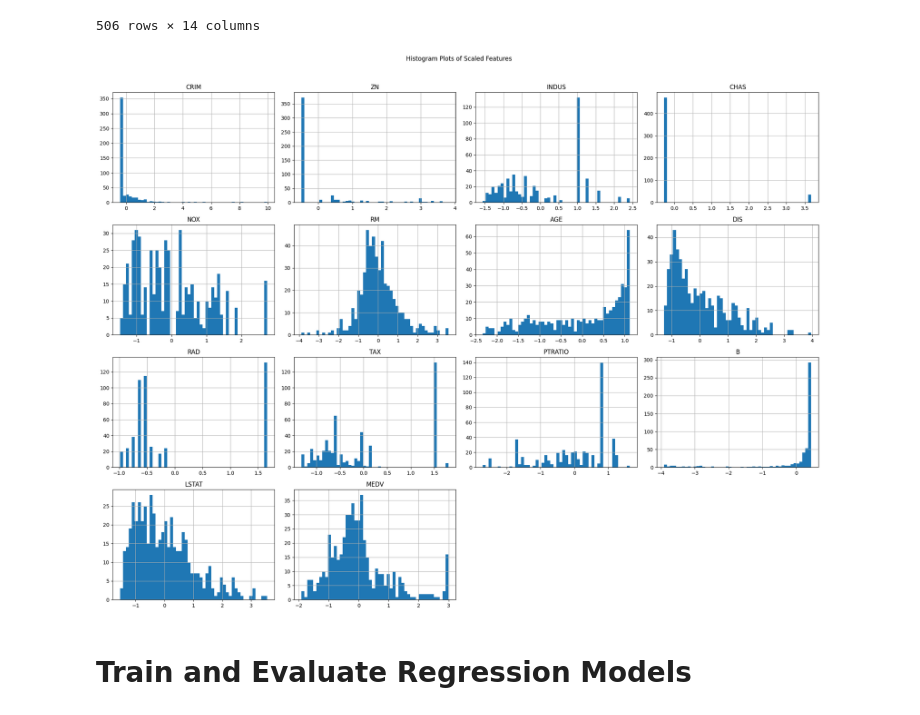
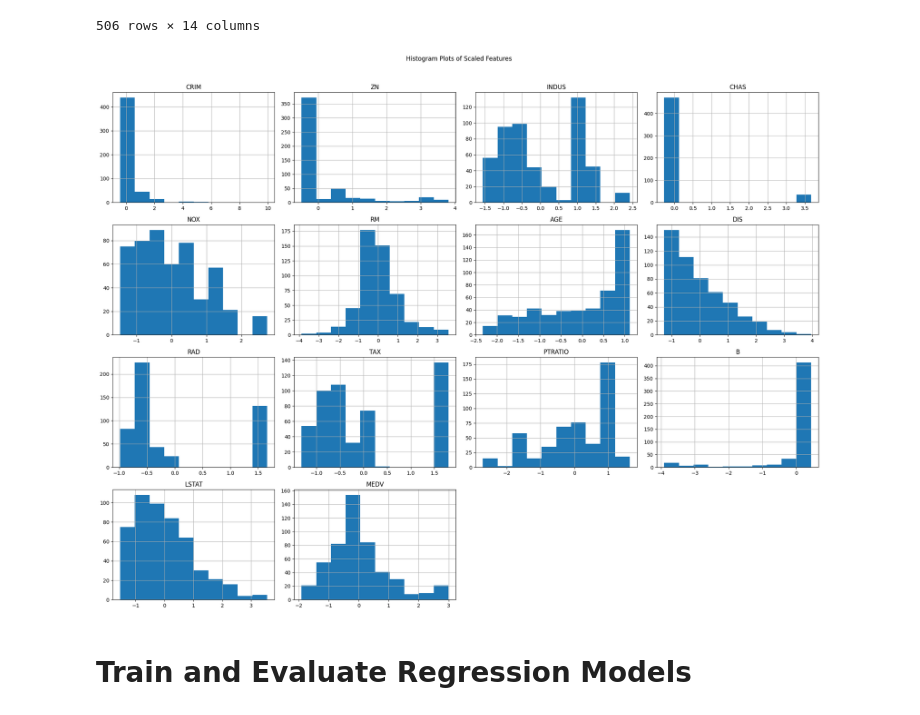
Before and after one commit to Wrudra/CSE-445-Machine-Learning-Assignment-1-Spring-2025, a Jupyter notebook: boston-housing-cse445-assignment.ipynb, the cells around one changed output. Drawn from its saved outputs; the diff is of its cells as text; code cells hidden in the pictures.

```diff
--- a/boston-housing-cse445-assignment.ipynb
+++ b/boston-housing-cse445-assignment.ipynb
@@ -187,11 +187,11 @@ df
 506 rows × 14 columns
 # %%
 # Plot histograms for all scaled features
-df.hist(bins=50, figsize=(20, 15))
+df.hist(figsize=(20, 15))
 plt.suptitle("Histogram Plots of Scaled Features", y=1.02)
 plt.tight_layout()
 plt.show()
 # %% [output]
-[figure, old version]
+[figure, new version]
 # %% [markdown]
 # Train and Evaluate Regression Models
```
Also changed, not shown: parts of 12 cells of this notebook.
